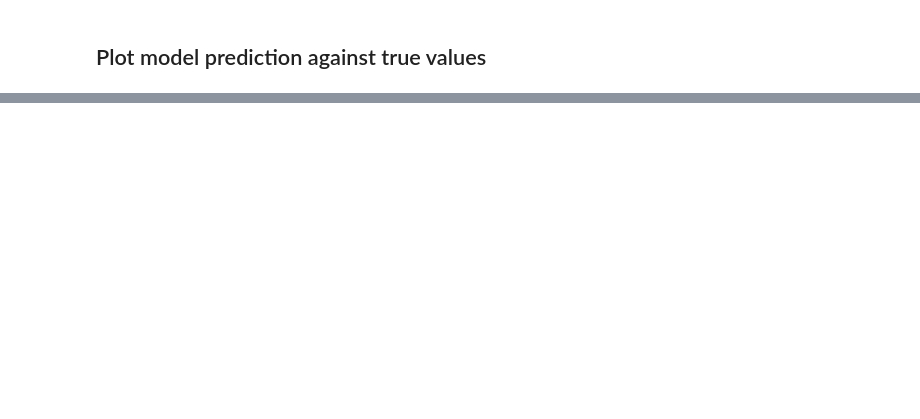
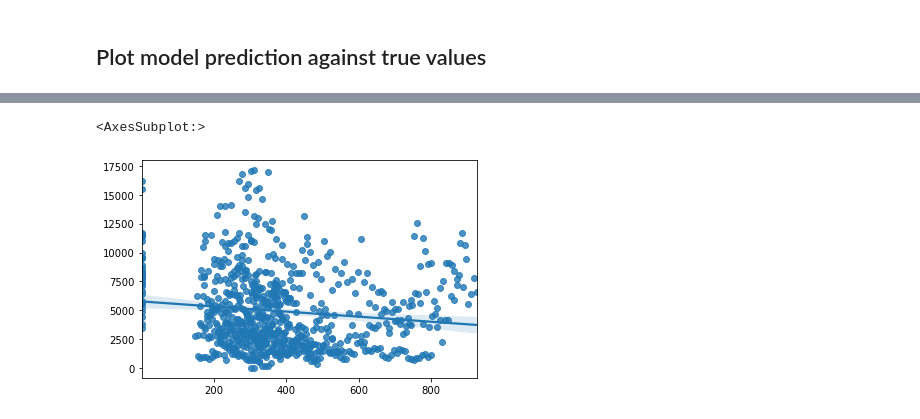
Before and after one commit to luka-ve/movement_prediction, a Jupyter notebook: Python/LSTM_movement_prediction.ipynb, the cells around one changed output, grey strips where cells are left out. Saved outputs shown, nothing was run; the diff lists cells and outputs as text; code cells hidden in the pictures; blank space fills up the shorter version.

```diff
--- a/Python/LSTM_movement_prediction.ipynb
+++ b/Python/LSTM_movement_prediction.ipynb
@@ -556,0 +584,16 @@ print(np.std(y_hat, axis=0))
+# %%
+# XY Scatter plot
+import seaborn as sb
+
+
+sb.regplot(10 ** _Y[sequence_id][:800, output_feature],
+           10 ** _Y_hat[sequence_id][:800, output_feature])
+
+#plt.figure(figsize=(11, 11))
+#plt.scatter(10 ** _Y[sequence_id][:800, output_feature],
+#            10 ** _Y_hat[sequence_id][:800, output_feature])
+
+#plt.show
+# %% [output]
+<AxesSubplot:>
+[figure, added]
```
Also changed, not shown: parts of 23 cells of this notebook.
